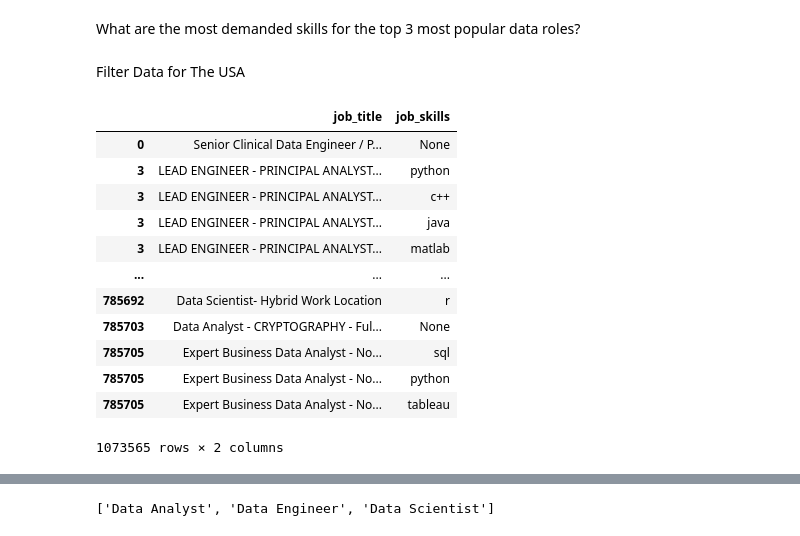
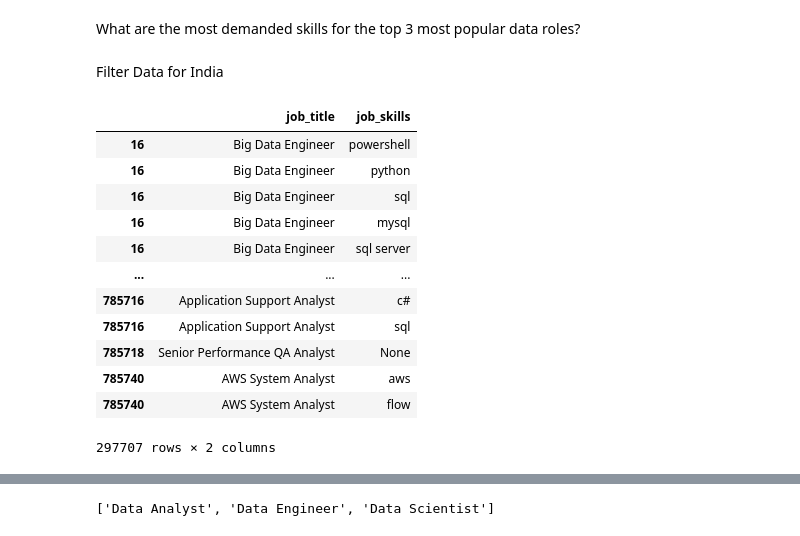
Before and after one commit to aryangupta-7/Data-Career-Market-Insights, a Jupyter notebook: 2_Skills_Count.ipynb, the cells around one changed output, grey strips where cells are left out. Saved outputs shown, nothing was run; the diff lists cells and outputs as text; code cells hidden in the pictures.

```diff
--- a/2_Skills_Count.ipynb
+++ b/2_Skills_Count.ipynb
@@ -17,27 +17,27 @@ df = dataset['train'].to_pandas()
 df['job_posted_date'] = pd.to_datetime(df['job_posted_date'])
 df['job_skills'] = df['job_skills'].apply(lambda x: ast.literal_eval(x) if pd.notna(x) else x)
 # %% [markdown]
-Filter Data for The USA
+Filter Data for India
 # %%
-df_US = df[df['job_country'] == 'United States']
+df_IN = df[df['job_country'] == 'India']
 # %%
-df_skills = df_US.explode('job_skills')
+df_skills = df_IN.explode('job_skills')
 
 df_skills[['job_title', 'job_skills']]
 # %% [output]
 |  | job_title | job_skills |
-| 0 | Senior Clinical Data Engineer / P... | None |
-| 3 | LEAD ENGINEER - PRINCIPAL ANALYST... | python |
-| 3 | LEAD ENGINEER - PRINCIPAL ANALYST... | c++ |
-| 3 | LEAD ENGINEER - PRINCIPAL ANALYST... | java |
-| 3 | LEAD ENGINEER - PRINCIPAL ANALYST... | matlab |
+| 16 | Big Data Engineer | powershell |
+| 16 | Big Data Engineer | python |
+| 16 | Big Data Engineer | sql |
+| 16 | Big Data Engineer | mysql |
+| 16 | Big Data Engineer | sql server |
 | ... | ... | ... |
-| 785692 | Data Scientist- Hybrid Work Location | r |
-| 785703 | Data Analyst - CRYPTOGRAPHY - Ful... | None |
-| 785705 | Expert Business Data Analyst - No... | sql |
-| 785705 | Expert Business Data Analyst - No... | python |
-| 785705 | Expert Business Data Analyst - No... | tableau |
+| 785716 | Application Support Analyst | c# |
+| 785716 | Application Support Analyst | sql |
+| 785718 | Senior Performance QA Analyst | None |
+| 785740 | AWS System Analyst | aws |
+| 785740 | AWS System Analyst | flow |
-1073565 rows × 2 columns
+297707 rows × 2 columns
 # %%
 # Group by job_skills and job_title_short and count the number of occurrences
 df_skills_count = df_skills.groupby(['job_skills', 'job_title_short']).size()
```
Also changed, not shown: parts of 5 cells of this notebook, 1 other file.
